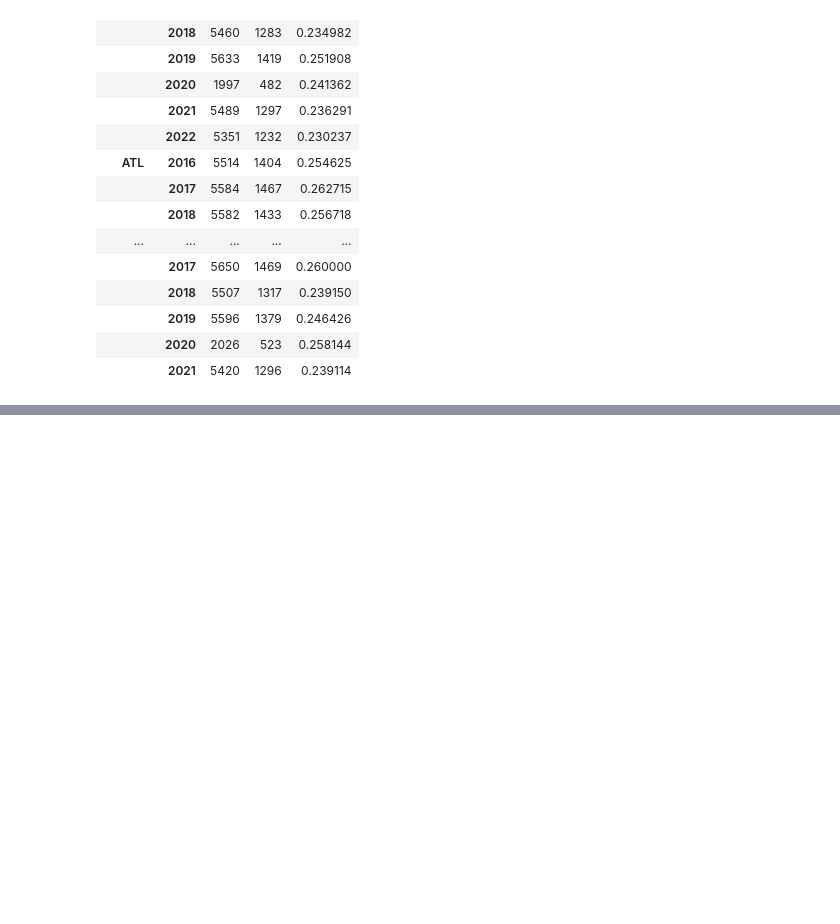
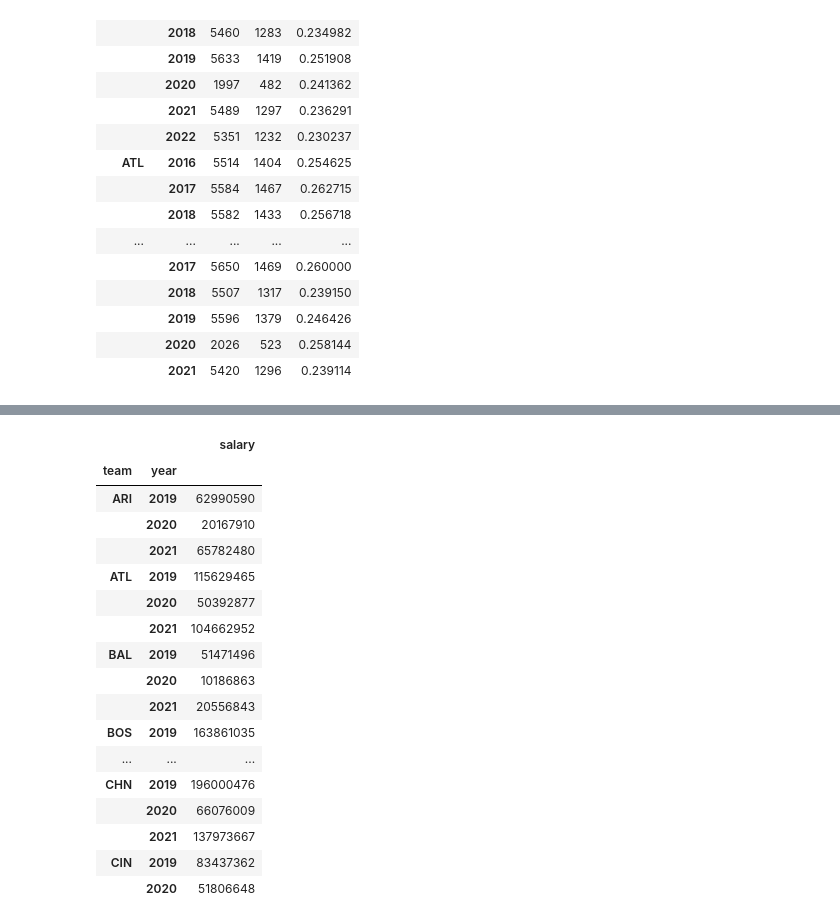
Before and after one commit to michaelgarv/Project_1, a Jupyter notebook: michael_analysis/michael_notebook.ipynb, the cells around one changed output, grey strips where cells are left out. Cells and saved outputs as stored; diff of their text form; code cells hidden in the pictures; blank space fills up the shorter version.

Commit message:
cleaned salary

```diff
--- a/michael_analysis/michael_notebook.ipynb
+++ b/michael_analysis/michael_notebook.ipynb
@@ -65,3 +65,8 @@ batting_clean_df.head(20)
 |  | 2021 | 5420 | 1296 | 0.239114 |
 # %%
 batting_clean_df.to_csv("../Data/cleanedbatting.csv", sep=",")
+# %%
+file_path_salary = "../data/salary2019-2021.csv"
+# %%
+salary_df = pd.read_csv(file_path_salary)
+salary_df.head()
@@ -67,0 +80,34 @@ batting_clean_df.to_csv("../Data/cleanedbatting.csv", sep=",")
+# %%
+replaced_dict = {'arizona-diamondbacks': 'ARI',
+                'atlanta-braves':'ATL',
+                'baltimore-orioles':'BAL',
+                'boston-red-sox':'BOS',
+                'chicago-cubs':'CHN',
+                'chicago-white-sox':'CHA',
+                'cincinnati-reds':'CIN',
+                'cleveland-indians':'CLE',
+                'colorado-rockies':'COL',
+                'detroit-tigers':'DET',
+                'houston-astros':'HOU',
+                'kansas-city-royals':'KCA',
+                'los-angeles-angels':'LAA',
+                'los-angeles-dodgers':'LAN',
+                'miami-marlins':'MIA',
+                'milwaukee-brewers':'MIL',
+                'minnesota-twins':'MIN',
+                'new-york-mets':'NYN',
+                'new-york-yankees':'NYA',
+                'oakland-athletics':'OAK',
+                'philadelphia-phillies':'PHI',
+                'pittsburgh-pirates':'PIT',
+                'san-diego-padres':'SDN',
+                'san-francisco-giants':'SFN',
+                'seattle-mariners':'SEA',
+                'st-louis-cardinals':'STL',
+                'tampa-bay-rays':'TBA',
+                'texas-rangers':'TEX',
+                'toronto-blue-jays':'TOR',
+                'washington-nationals':'WAS'}
+salary_df.replace(replaced_dict, inplace=True)
+salary_df_group = salary_df.groupby(['team', 'year']).sum()
+salary_df_group.head()
@@ -67,0 +122,22 @@ batting_clean_df.to_csv("../Data/cleanedbatting.csv", sep=",")
+# %%
+salary_clean_df=salary_df_group.loc[:,['salary']]
+salary_clean_df.head(20)
+# %% [output]
+|  |  | salary |
+| team | year |  |
+| ARI | 2019 | 62990590 |
+|  | 2020 | 20167910 |
+|  | 2021 | 65782480 |
+| ATL | 2019 | 115629465 |
+|  | 2020 | 50392877 |
+|  | 2021 | 104662952 |
+| BAL | 2019 | 51471496 |
+|  | 2020 | 10186863 |
+|  | 2021 | 20556843 |
+| BOS | 2019 | 163861035 |
+| ... | ... | ... |
+| CHN | 2019 | 196000476 |
+|  | 2020 | 66076009 |
+|  | 2021 | 137973667 |
+| CIN | 2019 | 83437362 |
+|  | 2020 | 51806648 |
```
Also changed, not shown: parts of 2 cells of this notebook, 1 other file.
